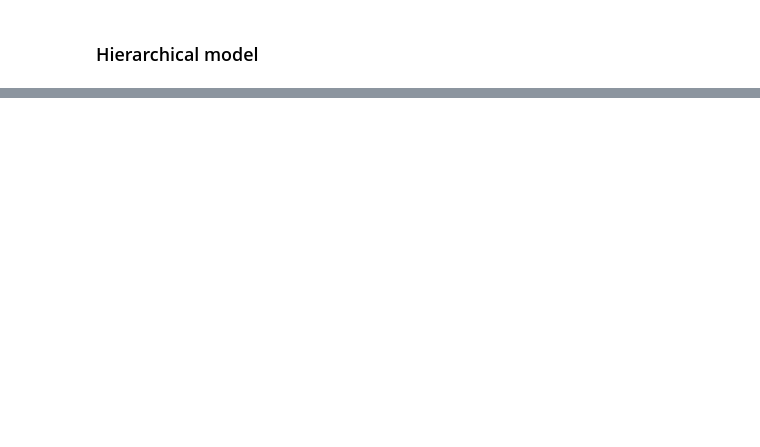
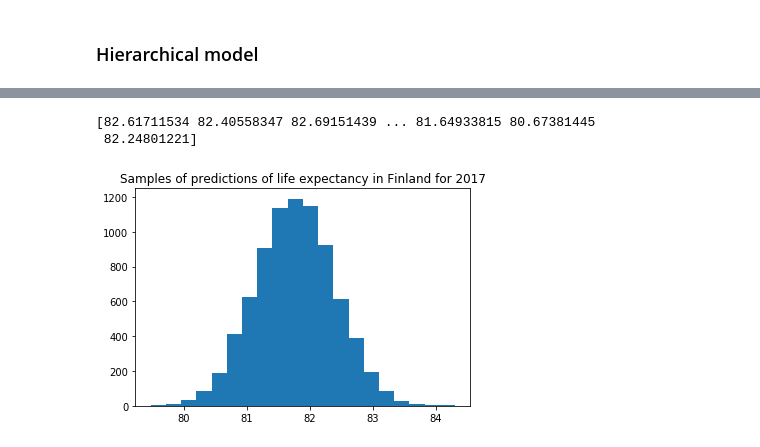
Before and after one commit to rainbowmiha/Bayesian-Data-Analysis-Final-Project, a Jupyter notebook: project.ipynb, the cells around one changed output, grey strips where cells are left out. Cells and saved outputs as stored; diff of their text form; code cells hidden in the pictures; blank space fills up the shorter version.

```diff
--- a/project.ipynb
+++ b/project.ipynb
@@ -42,20 +65,4 @@ generated quantities {
 sm_separate = pystan.StanModel(model_code=code_separate)
 # %% [markdown]
 We can then sample from the model with the data.
-# %%
-import numpy as np
-year_list = []
-life_expectancy_data = []
-with open("lifex.csv", "r") as ifile:
-    year_list = [int(x) for x in ifile.readline().split(",")[1:-1]]
-    for line in ifile:
-        life_expectancy_data.append([float(x) for x in line.split(",")[1:-1]])
-
-life_expectancy_data = np.array(life_expectancy_data)
-N = life_expectancy_data.shape[1]
-K = life_expectancy_data.shape[0]
-ind = [x+1 for x in range(life_expectancy_data.shape[0]) for _ in range(life_expectancy_data.shape[1])]
-y = life_expectancy_data
-x = year_list
-stan_data = dict(N=N, K=K, x=x, y=y, ind=ind, xpred=2017)
 # %%
@@ -170,0 +200,14 @@ sm_hierarchical = pystan.StanModel(model_code=code_hierarchical)
+# %%
+# get all samples of a certain county and year
+# samples_hier - hierarchical model, samples_separate - separate model
+print(samples_hier['ypred'][:, 0, 0]) #second index is the country index (0=FI, 1=BG, 2=SL, 3=ES, 4=DE)
+                                      #third index is the year index in the 'xpred' list
+plt.hist(samples_hier['ypred'][:, 0, 0], bins = 20)
+plt.title("Samples of predictions of life expectancy in Finland for 2017")
+plt.show()
+# to get rhat values just print the fit - fit_separate or fit_hier
+#print(fit_separate)
+# %% [output]
+[82.61711534 82.40558347 82.69151439 ... 81.64933815 80.67381445
+ 82.24801221]
+[figure, added]
```
Also changed, not shown: parts of 11 cells of this notebook, 1 other file.
